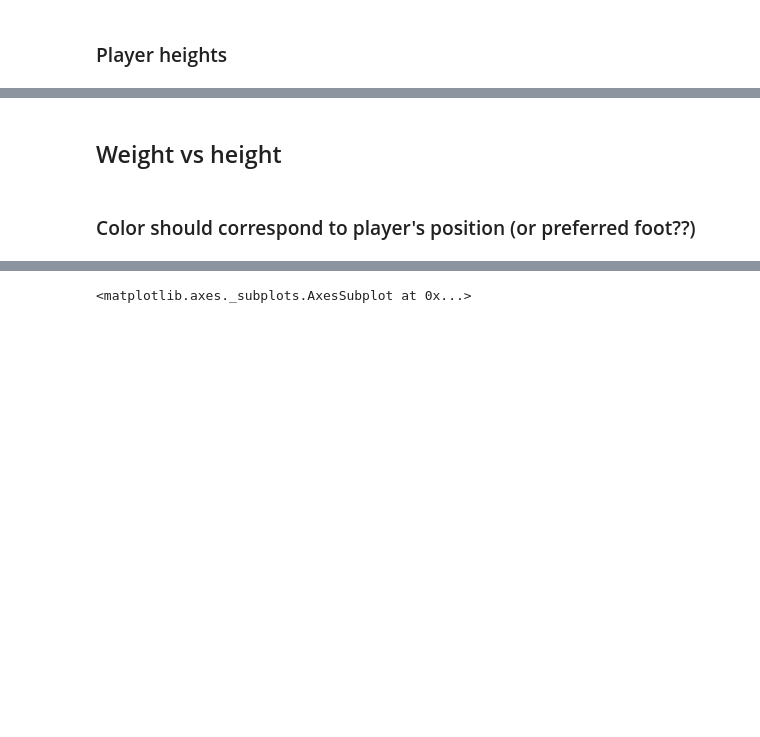
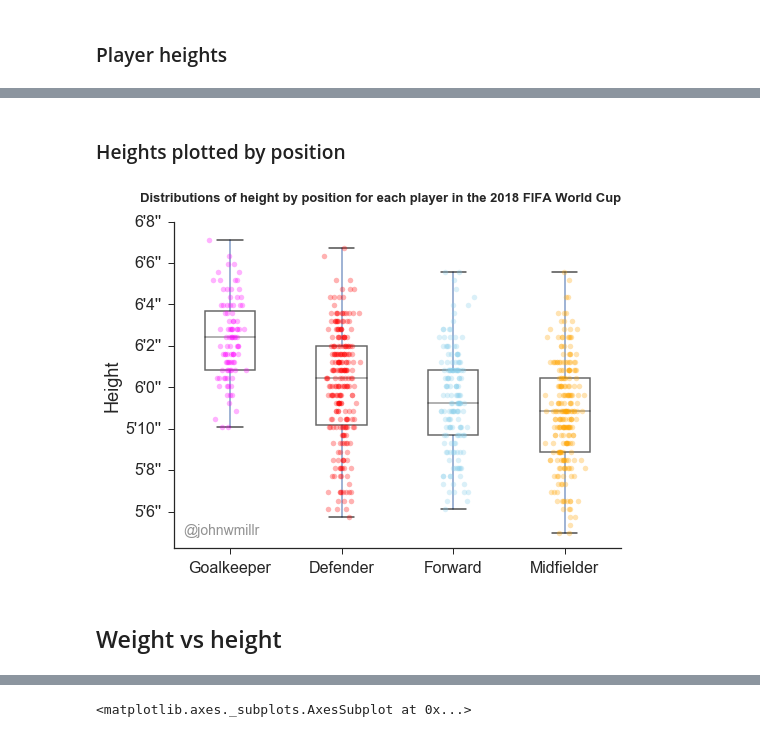
Before and after one commit to johnwmillr/WorldCup2018, a Jupyter notebook: scrape_soccer_data.ipynb, the cells around one changed output, grey strips where cells are left out. Drawn from its saved outputs; the diff is of its cells as text; code cells hidden in the pictures; blank space fills up the shorter version.

```diff
--- a/scrape_soccer_data.ipynb
+++ b/scrape_soccer_data.ipynb
@@ -284,4 +262,80 @@ plt.show()
+# %% [markdown]
+### Heights plotted by position
+# %%
+# https://stackoverflow.com/questions/21912634/how-can-i-sort-a-boxplot-in-pandas-by-the-median-values/37871635#37871635
+grouped = df.groupby(["type"])
+df2 = pd.DataFrame({col:vals['height_ft'] for col,vals in grouped})
+meds = df2.median()
+meds.sort_values(ascending=False, inplace=True)
+df2 = df2[meds.index]
+
+boxprops = dict(linestyle='-', linewidth=1, color='k')
+whiskerprops = dict(linestyle='-',linewidth=1, color='k')
+bps = df2.boxplot(rot=0, figsize=(8,6),
+           grid=False, boxprops=boxprops, whiskerprops=whiskerprops, showfliers=False,
+                  notch=False, patch_artist=True, return_type='dict')
+
+# Touch up the plot
+ax = plt.gca()
+
+# Change color of each box
+n = 0
+lw = 1.5
+colors = 4*['w']
+for patch_box, patch_med in zip(bps['boxes'], bps['medians']):
+    patch_box.set_facecolor(colors[n])
+    patch_box.set_edgecolor("k")
+    patch_box.set_alpha(0.6)
+    patch_med.set_color("k")
+    patch_box.set_linewidth(lw)
+    patch_med.set_linewidth(1.5)
+    patch_med.set_alpha(0.4)
+    n += 1
+
+n = 0
+a = 0.7
+for patch_cap, patch_whisk in zip(bps['caps'], bps['whiskers']):
+    patch_cap.set_linewidth(lw)
+    patch_cap.set_alpha(a)
+    patch_whisk.set_linewidth(lw)
+    patch_whisk.set_alpha(a)
+    n += 1
+
+# Add some random jitter to the x-axis
+# colors = ['red','seagreen','orange','magenta']
+colors = ['magenta','red','skyblue','orange']
+# colors = 4*['k']
+dots = []
+for n,var in enumerate(meds.index):
+    x = np.random.normal(n+1, 0.06, size=sum(df2[var].notna()))
+    y = df2[var][df2[var].notna()]
+    dots.append(plt.plot(x, y, '.', color=colors[n], alpha=0.3, markersize=11))
+
+# Move the scatter plots on top of the box plots
+[dot[0].set_zorder(20) for dot in dots]
+
+ax.set_ylabel("Height", fontsize=FS+2)
+ax.spines['right'].set_visible(False)
+ax.spines['top'].set_visible(False)
+for tick in ax.xaxis.get_major_ticks():
+    tick.label.set_fontsize(FS)
+for tick in ax.yaxis.get_major_ticks():
+    tick.label.set_fontsize(FS)
+
+yticks = np.arange(5.5,6+8/12,2/12)
+pprint_feet = lambda x: "{ft}'{inch:.0f}''".format(ft=int(np.floor(x)), inch=round(12*(x-np.floor(x))))
+# pprint_feet = lambda x: "{ft}'{inch:.0f}''           \n({cm:3.0f} cm)            ".format(ft=int(np.floor(x)), inch=round(12*(x-np.floor(x))), cm=x*30.48)
+ax.set_yticks(yticks)
+ax.set_yticklabels(map(pprint_feet, yticks), fontdict={"horizontalalignment": "right", "verticalalignment": "center"})
+ax.set_xticklabels(["Goalkeeper", "Defender", "Forward", "Midfielder"]);
+
+x = np.array(ax.get_xlim())
+mid = (x.sum()-x.mean())*0.94
+title = "Distributions of height by position for each player in the 2018 FIFA World Cup"
+ax.text(mid, 6.75, title, fontsize=FS-3, horizontalalignment='center', weight='bold')
+ax.text(0.58, 5.41, "@johnwmillr", fontsize=FS-2, alpha=0.5);
+plt.savefig("./figures/height_by_position.png", format="png", dpi=300, bbox_inches="tight")
+# %% [output]
+[figure, added]
 # %% [markdown]
 ## Weight vs height
-# %% [markdown]
-### Color should correspond to player's position (or preferred foot??)
```
Also changed, not shown: parts of 11 cells of this notebook, 1 other file.
